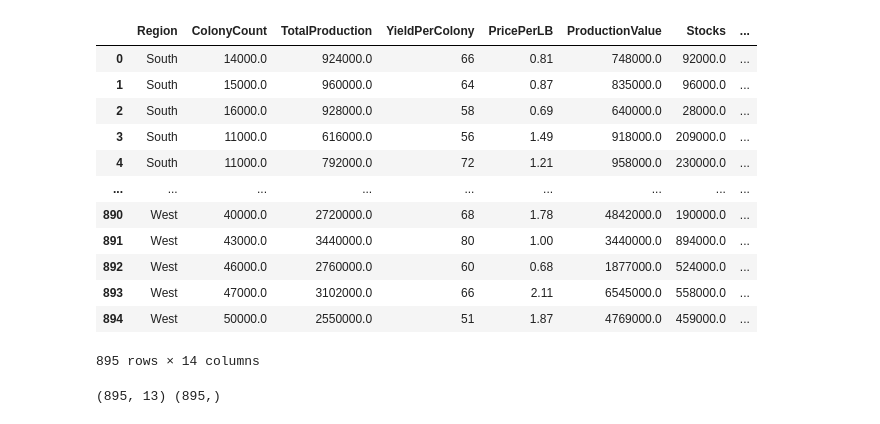
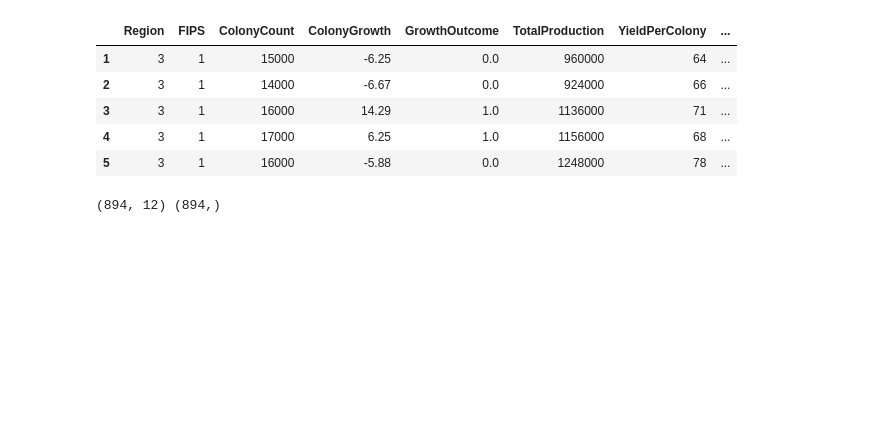
Before and after one commit to mathewqpmiller/Project3-RiotOfTheGreyRock, a Jupyter notebook: randomForestClassifierModel.ipynb, the cells around one changed output. Saved outputs shown, nothing was run; the diff lists cells and outputs as text; code cells hidden in the pictures; blank space fills up the shorter version.

```diff
--- a/randomForestClassifierModel.ipynb
+++ b/randomForestClassifierModel.ipynb
@@ -4,6 +4,6 @@ import os
 from sklearn.ensemble import RandomForestClassifier
 from sklearn.model_selection import train_test_split
 # %%
-cleaned_data = pd.read_csv(os.path.join("Resources", "Output", "CleanedHoneybeeDataset.csv"))
-cleaned_data
+raw_data = pd.read_csv(os.path.join("Resources", "Output", "HoneybeeDatasetSVCModel.csv"))
+raw_data
 # %% [output]
@@ -22,18 +22,12 @@ cleaned_data
 895 rows × 17 columns
 # %%
-reduced_data = cleaned_data.drop(columns=["State", "StateName", "FIPS"])
-reduced_data
+honeybee_data = raw_data.apply(pd.to_numeric, errors='coerce')
+honeybee_data = honeybee_data.dropna()
+honeybee_data.head()
 # %% [output]
-|  | Region | ColonyCount | TotalProduction | YieldPerColony | PricePerLB | ProductionValue | Stocks | ... |
-| 0 | South | 14000.0 | 924000.0 | 66 | 0.81 | 748000.0 | 92000.0 | ... |
-| 1 | South | 15000.0 | 960000.0 | 64 | 0.87 | 835000.0 | 96000.0 | ... |
-| 2 | South | 16000.0 | 928000.0 | 58 | 0.69 | 640000.0 | 28000.0 | ... |
-| 3 | South | 11000.0 | 616000.0 | 56 | 1.49 | 918000.0 | 209000.0 | ... |
-| 4 | South | 11000.0 | 792000.0 | 72 | 1.21 | 958000.0 | 230000.0 | ... |
-| ... | ... | ... | ... | ... | ... | ... | ... | ... |
-| 890 | West | 40000.0 | 2720000.0 | 68 | 1.78 | 4842000.0 | 190000.0 | ... |
-| 891 | West | 43000.0 | 3440000.0 | 80 | 1.00 | 3440000.0 | 894000.0 | ... |
-| 892 | West | 46000.0 | 2760000.0 | 60 | 0.68 | 1877000.0 | 524000.0 | ... |
-| 893 | West | 47000.0 | 3102000.0 | 66 | 2.11 | 6545000.0 | 558000.0 | ... |
-| 894 | West | 50000.0 | 2550000.0 | 51 | 1.87 | 4769000.0 | 459000.0 | ... |
+|  | Region | FIPS | ColonyCount | ColonyGrowth | GrowthOutcome | TotalProduction | YieldPerColony | ... |
+| 1 | 3 | 1 | 15000 | -6.25 | 0.0 | 960000 | 64 | ... |
+| 2 | 3 | 1 | 14000 | -6.67 | 0.0 | 924000 | 66 | ... |
+| 3 | 3 | 1 | 16000 | 14.29 | 1.0 | 1136000 | 71 | ... |
+| 4 | 3 | 1 | 17000 | 6.25 | 1.0 | 1156000 | 68 | ... |
+| 5 | 3 | 1 | 16000 | -5.88 | 0.0 | 1248000 | 78 | ... |
-895 rows × 14 columns
@@ -40,10 +37,10 @@ reduced_data
 # %%
-X = reduced_data.drop(columns="Region")
-y = reduced_data["Region"]
+X = honeybee_data.drop(columns=['GrowthOutcome', 'ColonyGrowth', 'YearRecorded','FIPS','Region'])
+y = honeybee_data["GrowthOutcome"]
 feature_names = X.columns
 print(X.shape, y.shape)
 # %% [output]
-(895, 13) (895,)
+(894, 12) (894,)
 # %%
 X_train, X_test, y_train, y_test = train_test_split(X, y, random_state=1)
 X_train
```
Also changed, not shown: parts of 8 cells of this notebook.
